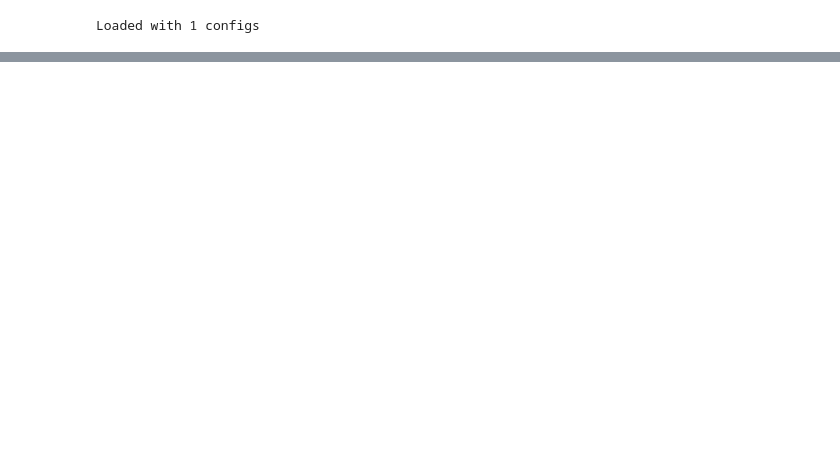
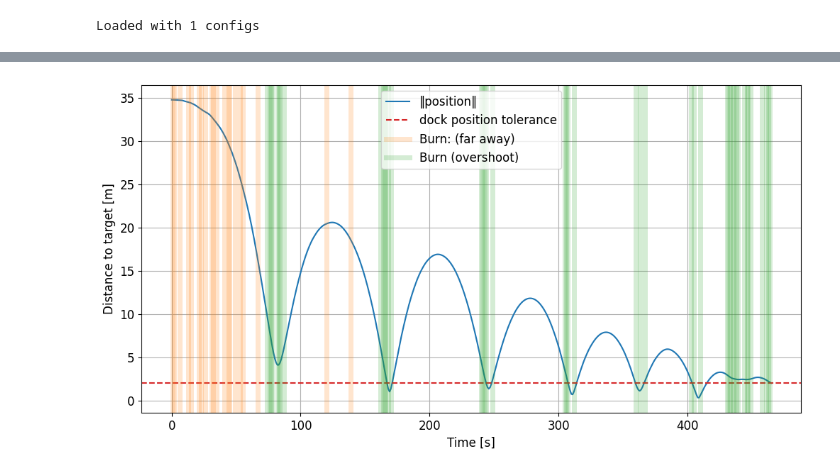
Before and after one commit to colin-skinner/AA228-orbital-rendezvous, a Jupyter notebook: results.ipynb, the cells around one changed output, grey strips where cells are left out. Cells and saved outputs as stored; diff of their text form; code cells hidden in the pictures; blank space fills up the shorter version.

```diff
--- a/results.ipynb
+++ b/results.ipynb
@@ -493,0 +627,43 @@ Loaded with 1 configs
+# %%
+# Plot - Distance to target (with docking tolerance and coarse burns)
+sim = sims_that_docked[0]
+pos_norm = sim["pos_norm"]
+dock_step = sim["dock_step"]
+
+
+fig, ax = plt.subplots(figsize=(12,6))
+ax.plot(pos_norm[:dock_step], label="‖position‖")
+ax.axhline(dock_pos_tol, linestyle="--", color="tab:red", label="dock position tolerance")
+
+first_step_already = False
+for t_step, action in enumerate(sim["actions"]):
+    if action in np.arange(1,7) and pos_norm[t_step] > 15: #1-6
+
+        if not first_step_already:
+            ax.axvline(t_step, color="tab:orange", linewidth=5, alpha=0.2, label="Burn: (far away)")
+            first_step_already = True
+        else:
+            ax.axvline(t_step, color="tab:orange", linewidth=5, alpha=0.2)
+
+first_step_already = False
+for t_step, action in enumerate(sim["actions"]):
+    if action in np.arange(1,7) and pos_norm[t_step] < 15: #1-6
+
+        if not first_step_already:
+            ax.axvline(t_step, color="tab:green", linewidth=5, alpha=0.2, label="Burn (overshoot)")
+            first_step_already = True
+        else:
+            ax.axvline(t_step, color="tab:green", linewidth=5, alpha=0.2)
+
+
+
+# ax.legend(( "From far away", "From overshoot"))
+ax.legend()
+ax.set_xlabel("Time [s]")
+ax.set_ylabel("Distance to target [m]")
+# ax.set_title("Coarse burns over time")
+ax.grid(True)
+plt.savefig("figures/coarse_burns.png", dpi=300)
+plt.show()
+# %% [output]
+[figure, added]
```
Also changed, not shown: parts of 15 cells of this notebook, 5 other files.
